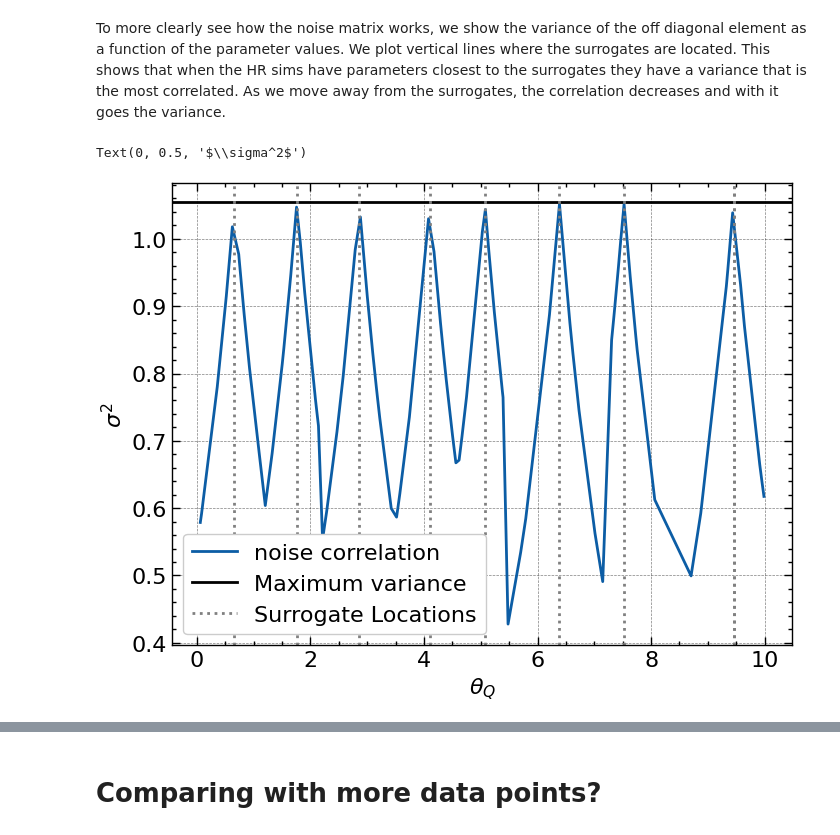
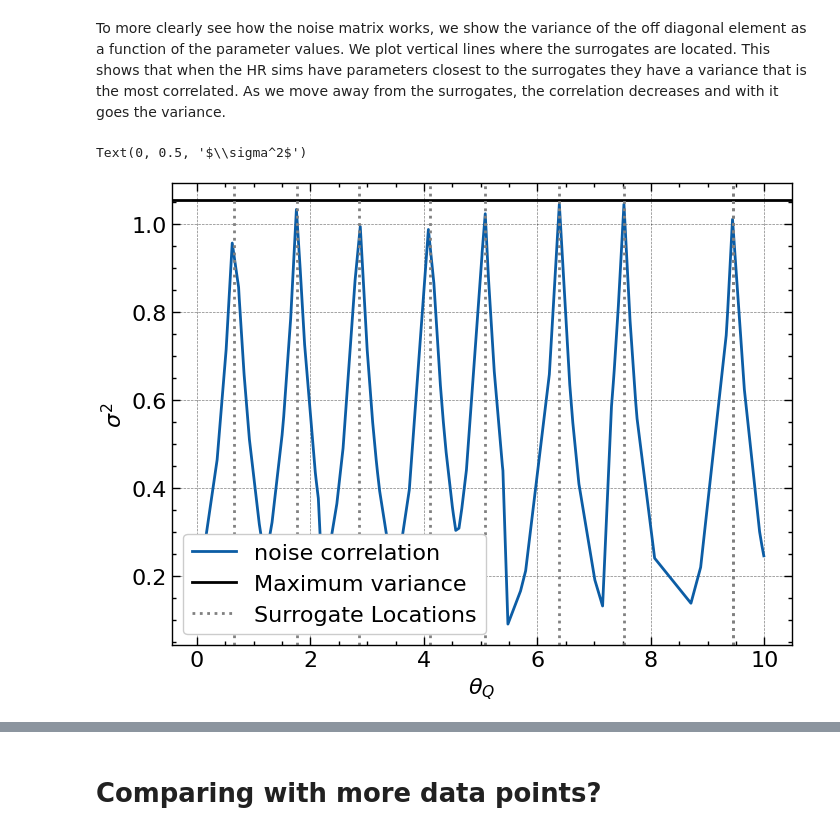
Before and after one commit to Maxelee/CARPoolGP_test, a Jupyter notebook: ToyModel.ipynb, the cells around one changed output, grey strips where cells are left out. Cells and saved outputs as stored; diff of their text form; code cells hidden in the pictures.

```diff
--- a/ToyModel.ipynb
+++ b/ToyModel.ipynb
@@ -259,7 +265,7 @@ For an f=0, there is 100% correlation, for an f=1, there is 0 correlation, and i
 # %%
 div=12 # Number of surrogates = N / div
 N_R = int(N/div)
-f=0.0
+f=1.0
 
 theta_R, R, E = match_surrogates0(theta_Q, intrinsic_noise,  f,  div)
 # %%
@@ -289,9 +295,12 @@ paramsCP = {
     "log_amp":paramsQ["log_amp"],
     "log_tau":paramsQ["log_tau"],
     "log_jitter":paramsQ["log_jitter"],
+    "log_pl":2.0,
     "pl":0.0}
 
 kernel_func =  jax.tree_util.Partial(get_GPMixture)
+kernel_M    =  jax.tree_util.Partial(get_kernelM)
+
 
 # If you are getting nans, try making the LR smaller
 opt = optax.sgd(learning_rate=LR)
@@ -299,7 +308,7 @@ opt_state = opt.init(paramsCP)
 ls = []
 ps = []
 for i in trange(ITERS):
-    loss_val, grads = loss(paramsCP, kernel_func, theta_QR, QR, jitter=jitter, I=I)
+    loss_val, grads = loss(paramsCP, kernel_func, theta_QR, QR, jitter=jitter, I=I, kernel_M=kernel_M)
     updates, opt_state = opt.update(grads, opt_state)
     paramsCP = optax.apply_updates(paramsCP, updates)
     ps.append(paramsCP.values())
@@ -309,10 +322,10 @@ fig, axs = plt.subplots(nrows=2, sharex=True)
 ps_i = [[list(p)[i] for i in range(len(paramsCP.keys()))] for p in ps]
 axs[1].semilogx(ls)
 for i in range(len(paramsCP.keys())):
-    if i != 3:
-        axs[0].semilogx(np.array(ps_i)[:, i], label=list(paramsCP.keys())[i])
-    else:
-        axs[0].semilogx(np.log(1/ (1 + np.exp(-np.array(ps_i)[:, i]))), label=list(paramsCP.keys())[i])
+#     if i != 3:
+    axs[0].semilogx(np.array(ps_i)[:, i], label=list(paramsCP.keys())[i])
+#     else:
+#         axs[0].semilogx(np.log(1/ (1 + np.exp(-np.array(ps_i)[:, i]))), label=list(paramsCP.keys())[i])
 
 axs[0].legend()
 axs[0].set_ylabel('log(parameter vals)')
@@ -331,11 +337,11 @@ We expect p=1, we find that p=0.9998311846302629
 # %%
 # Create the kernel
 kernel = get_GPMixture(paramsCP)
-M = Mkernel()
+M = Mkernel(np.exp(1))
 
 # Generate the covariance matrices from the kernel
-p = 1/ (1 + np.exp(-paramsCP["pl"]))
-noise = M(theta_QR, theta_QR) * I *p* jitter + np.eye(2*N)*jitter
+r = 1/ (1 + np.exp(-paramsCP["pl"]))
+noise =I* M(theta_QR, theta_QR) * 1 *np.exp(paramsCP['log_jitter']) + np.eye(2*N)*np.exp(paramsCP['log_jitter'])
 cov = kernel(theta_QR, theta_QR)+noise
 pred_cov = kernel(np.concatenate((theta, theta_QR)), np.concatenate((theta, theta_QR)))
 
@@ -359,15 +365,15 @@ Text(0, 0.5, 'T')
 # %% [markdown]
 To more clearly see how the noise matrix works, we show the variance of the off diagonal element as a function of the parameter values. We plot vertical lines where the surrogates are located. This shows that when the HR sims have parameters closest to the surrogates they have a variance that is the most correlated. As we move away from the surrogates, the correlation decreases and with it goes the variance.
 # %%
-off_D = M(theta_QR, theta_QR) * I *p* jitter
+off_D = M(theta_QR, theta_QR) * I * jitter*1
 plt.plot(theta_Q, [off_D[i, N+i] for i in range(N)], label='noise correlation')
 plt.axhline(jitter, ls='-', c='k', label='Maximum variance')
 for tr in np.unique(theta_R):
     plt.axvline(tr, c='grey', ls=':')
 plt.axvline(tr, c='grey', ls=':', label='Surrogate Locations')
 plt.legend()
 plt.xlabel(r'$\theta_Q$')
 plt.ylabel('$\sigma^2$')
 # %% [output]
 Text(0, 0.5, '$\\sigma^2$')
-[figure, old version]
+[figure, new version]
```
Also changed, not shown: parts of 11 cells of this notebook.
